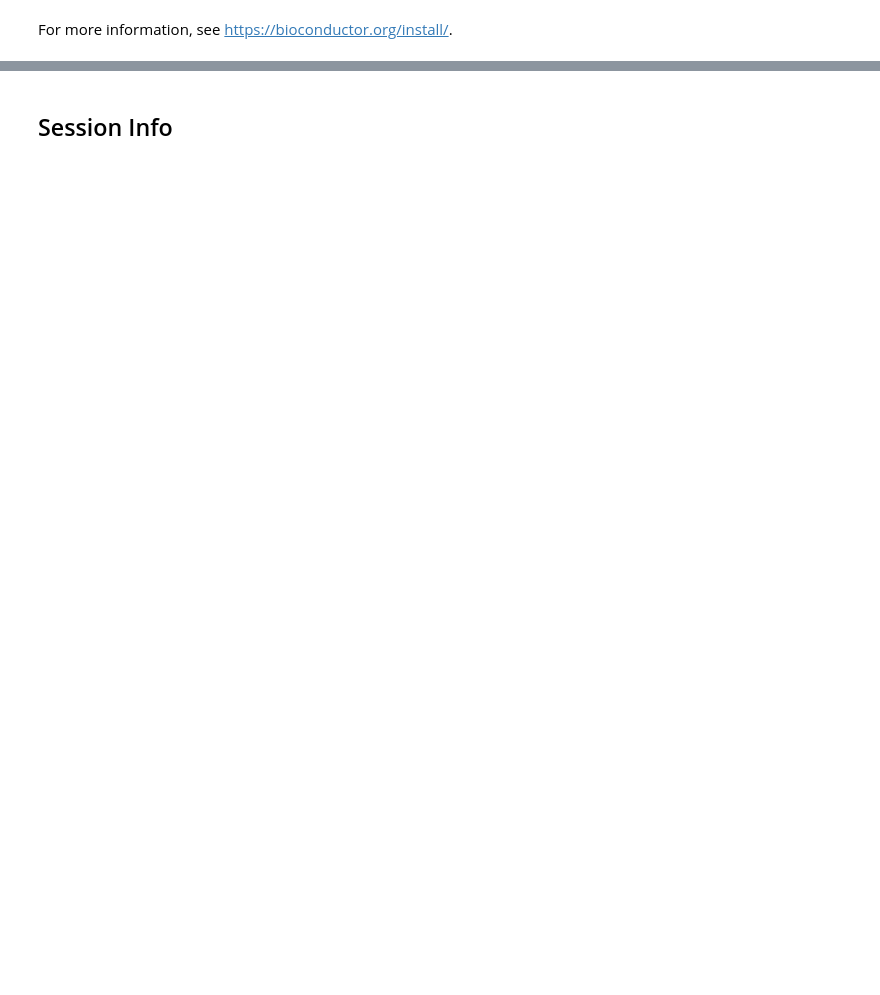
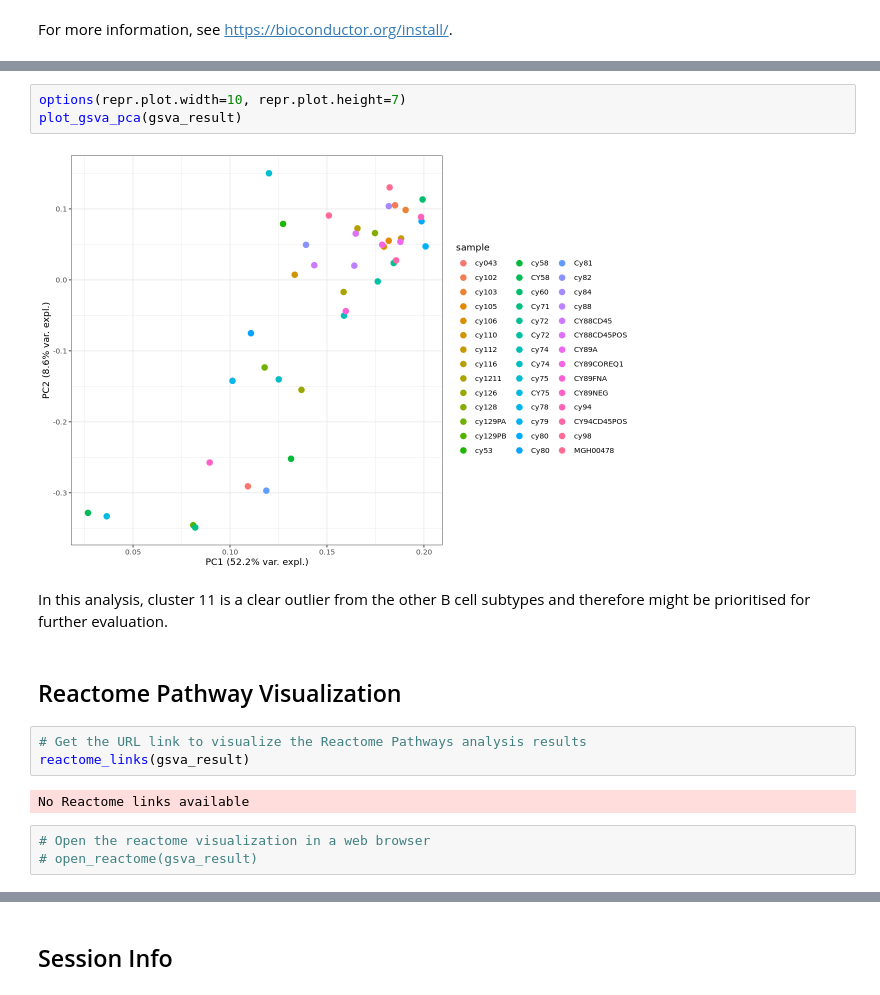
Before and after one commit to IgnatiusPang/reactomeworkshop, a Jupyter notebook: ReactomeGSA_RNAseq_Proteomics.ipynb, the cells around one changed output, grey strips where cells are left out. Saved outputs shown, nothing was run; the diff lists cells and outputs as text; blank space fills up the shorter version.

```diff
--- a/ReactomeGSA_RNAseq_Proteomics.ipynb
+++ b/ReactomeGSA_RNAseq_Proteomics.ipynb
@@ -631,0 +254,17 @@ The following hyperlink provides a tutorial created by the Reactome team that de
+# %%
+options(repr.plot.width=10, repr.plot.height=7)
+plot_gsva_pca(gsva_result)
+# %% [output]
+[figure, added]
+# %% [markdown]
+In this analysis, cluster 11 is a clear outlier from the other B cell subtypes and therefore might be prioritised for further evaluation.
+# %% [markdown]
+## Reactome Pathway Visualization
+# %%
+# Get the URL link to visualize the Reactome Pathways analysis results
+reactome_links(gsva_result)
+# %% [output]
+No Reactome links available
+# %%
+# Open the reactome visualization in a web browser
+# open_reactome(gsva_result)
```
Also changed, not shown: parts of 86 cells of this notebook, 1 other file.
